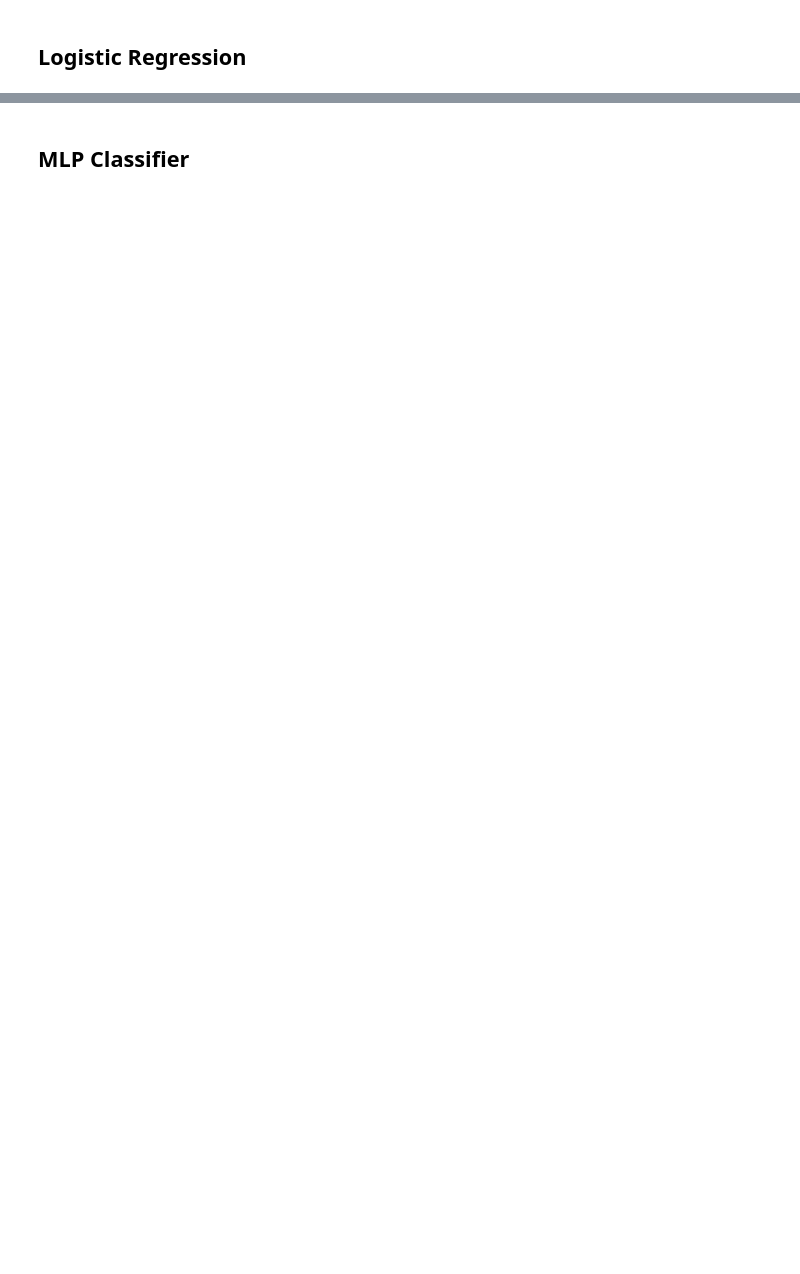
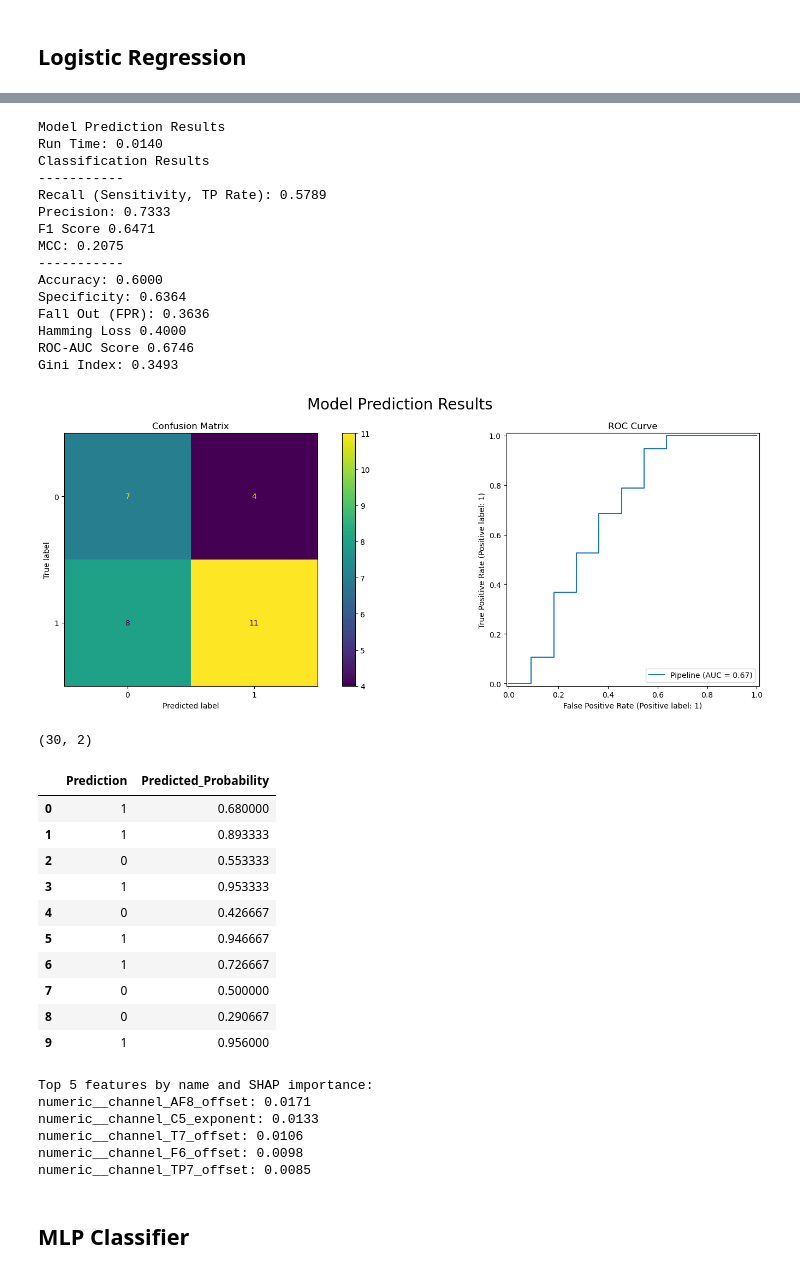
Before and after one commit to StuartG24/EEG_ML_Pipeline, a Jupyter notebook: Notebooks/2_ML_Features_Selection_Training_v6.ipynb, the cells around one changed output, grey strips where cells are left out. Cells and saved outputs as stored; diff of their text form; code cells hidden in the pictures; blank space fills up the shorter version.

```diff
--- a/Notebooks/2_ML_Features_Selection_Training_v6.ipynb
+++ b/Notebooks/2_ML_Features_Selection_Training_v6.ipynb
@@ -888,16 +936,48 @@ cloudpickle.dump(model_logreg, open(run_results_path + '/' + 'model_logreg.pkl',
 # %%
 # Model Predictions & Evaluation
 #
 
 start_time = time.perf_counter()
 y_pred = model_logreg.predict(X_test_transformed)
 duration = time.perf_counter() - start_time
 
 # Evaluate Prediction Results
 print('Model Prediction Results')
 print(f'Run Time: {duration:.4f}')
 classification_metrics(model_logreg, X_test_transformed, y_test, y_pred)
 
+# Assign Probabilities to Each Prediction
+get_prediction_probabilities(y_pred, y_probablities)
+
 # Feature Importance / Contribution
 # feature_importance(model_logreg, features_prep_pipeline)
+# %% [output]
+Model Prediction Results
+Run Time: 0.0140
+Classification Results
+-----------
+Recall (Sensitivity, TP Rate): 0.5789
+Precision: 0.7333
+F1 Score 0.6471
+MCC: 0.2075
+-----------
+Accuracy: 0.6000
+Specificity: 0.6364
+Fall Out (FPR): 0.3636
+Hamming Loss 0.4000
+ROC-AUC Score 0.6746
+Gini Index: 0.3493
+[figure, added]
+(30, 2)
+|  | Prediction | Predicted_Probability |
+| 0 | 1 | 0.680000 |
+| 1 | 1 | 0.893333 |
+| 2 | 0 | 0.553333 |
+| 3 | 1 | 0.953333 |
+| 4 | 0 | 0.426667 |
+| 5 | 1 | 0.946667 |
+| 6 | 1 | 0.726667 |
+| 7 | 0 | 0.500000 |
+| 8 | 0 | 0.290667 |
+| 9 | 1 | 0.956000 |
 # %%
@@ -921,3 +1001,32 @@ classification_metrics(model_logreg, X_test_transformed, y_test, y_pred_threshol
+# %%
+# Define a prediction probability function for class 1
+def model_predict(X):
+    return model_logreg.predict_proba(X)[:, 1]  # For binary classification
+
+# Select a small background dataset (e.g., 100 samples)
+background = X_train_transformed[np.random.choice(X_train_transformed.shape[0], 100, replace=False)]
+
+# Now use KernelExplainer
+explainer = shap.KernelExplainer(model_predict, background)
+shap_values = explainer.shap_values(X_test_transformed)
+
+# Get mean absolute SHAP values for global importance
+global_importance = np.abs(shap_values).mean(axis=0)
+feature_ranking = np.argsort(global_importance)[::-1]
+# print("Top 5 features by SHAP importance:")
+# for i in feature_ranking[:5]:
+#     print(f"Feature {i}: {global_importance[i]:.4f}")
+# Get feature names for the transformed data
+print("Top 5 features by name and SHAP importance:")
+for idx in feature_ranking[:5]:
+    print(f"{feature_names[idx]}: {global_importance[idx]:.4f}")
+# %% [output]
+Top 5 features by name and SHAP importance:
+numeric__channel_AF8_offset: 0.0171
+numeric__channel_C5_exponent: 0.0133
+numeric__channel_T7_offset: 0.0106
+numeric__channel_F6_offset: 0.0098
+numeric__channel_TP7_offset: 0.0085
 # %% [markdown]
 ## MLP Classifier
 # %%
```
Also changed, not shown: parts of 17 cells of this notebook, 1 other file.
